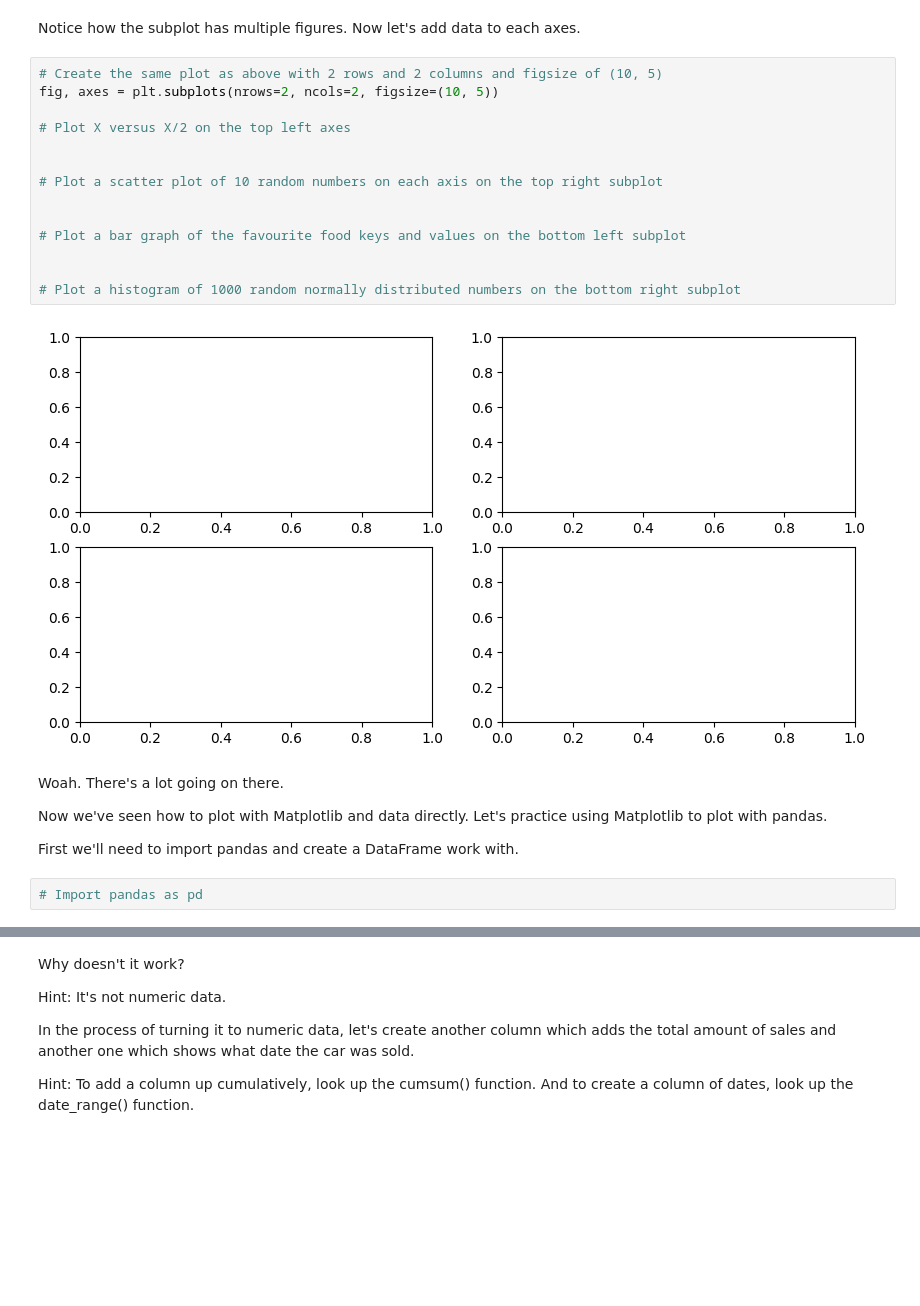
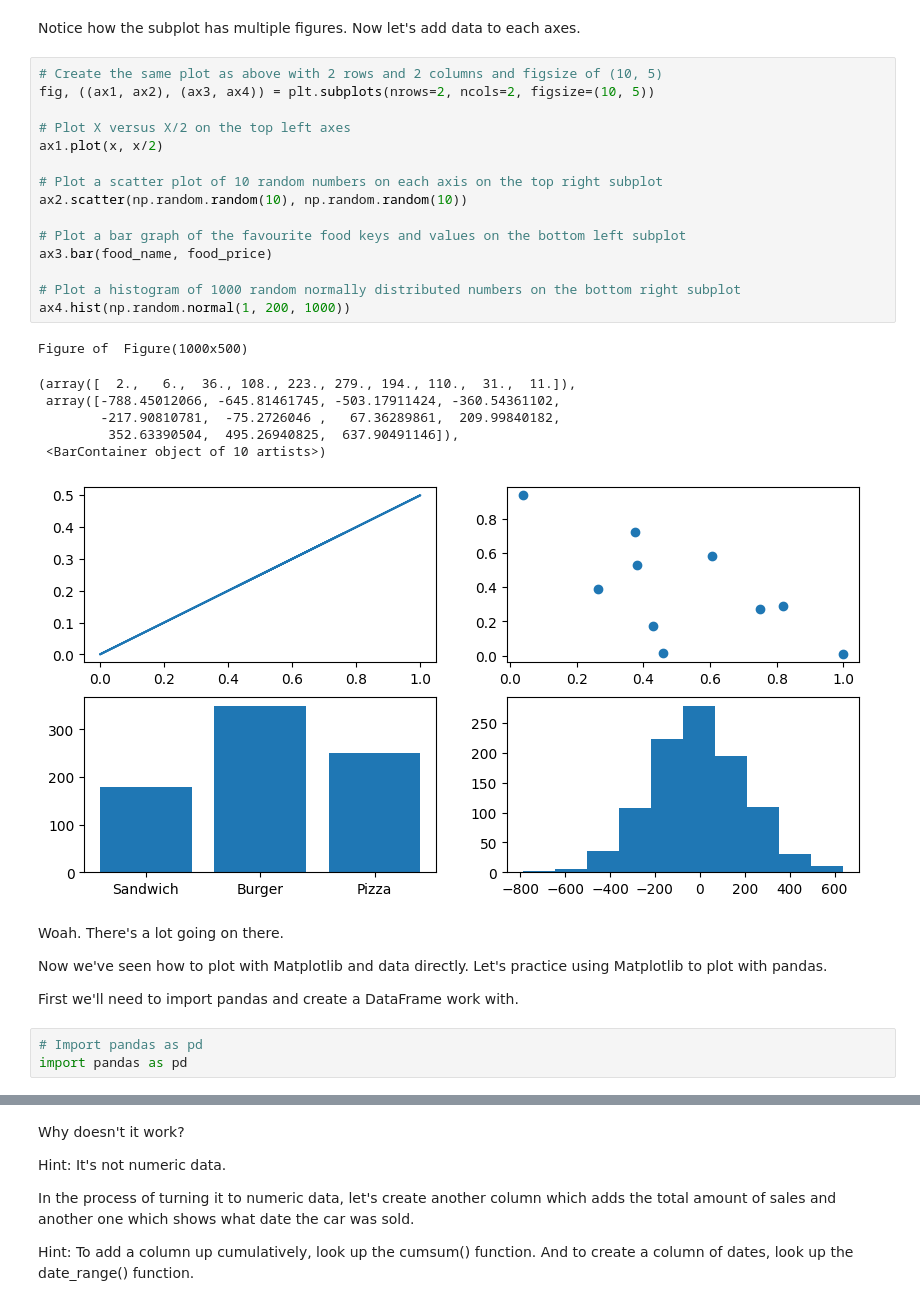
Before and after one commit to techLust/python_experiment, a Jupyter notebook: matplotlib-exercises.ipynb, the cells around one changed output, grey strips where cells are left out. Drawn from its saved outputs; the diff is of its cells as text; blank space fills up the shorter version.

```diff
--- a/matplotlib-exercises.ipynb
+++ b/matplotlib-exercises.ipynb
@@ -234,20 +234,27 @@ fig, axes = plt.subplots(nrows=2, ncols=2)
 Notice how the subplot has multiple figures. Now let's add data to each axes.
 # %%
 # Create the same plot as above with 2 rows and 2 columns and figsize of (10, 5)
-fig, axes = plt.subplots(nrows=2, ncols=2, figsize=(10, 5))
+fig, ((ax1, ax2), (ax3, ax4)) = plt.subplots(nrows=2, ncols=2, figsize=(10, 5))
 
 # Plot X versus X/2 on the top left axes
-
+ax1.plot(x, x/2)
 
 # Plot a scatter plot of 10 random numbers on each axis on the top right subplot
-
+ax2.scatter(np.random.random(10), np.random.random(10))
 
 # Plot a bar graph of the favourite food keys and values on the bottom left subplot
-
+ax3.bar(food_name, food_price)
 
 # Plot a histogram of 1000 random normally distributed numbers on the bottom right subplot
+ax4.hist(np.random.normal(1, 200, 1000))
 # %% [output]
+Figure of  Figure(1000x500)
+(array([  2.,   6.,  36., 108., 223., 279., 194., 110.,  31.,  11.]),
+ array([-788.45012066, -645.81461745, -503.17911424, -360.54361102,
+        -217.90810781,  -75.2726046 ,   67.36289861,  209.99840182,
+         352.63390504,  495.26940825,  637.90491146]),
+ <BarContainer object of 10 artists>)
-[figure, old version]
+[figure, new version]
 # %% [markdown]
 Woah. There's a lot going on there.
 
@@ -256,5 +263,6 @@ Now we've seen how to plot with Matplotlib and data directly. Let's practice usi
 First we'll need to import pandas and create a DataFrame work with.
 # %%
 # Import pandas as pd
+import pandas as pd
 # %%
 # Import the '../data/car-sales.csv' into a DataFame called car_sales and view
```
Also changed, not shown: parts of 24 cells of this notebook, 3 other files.
